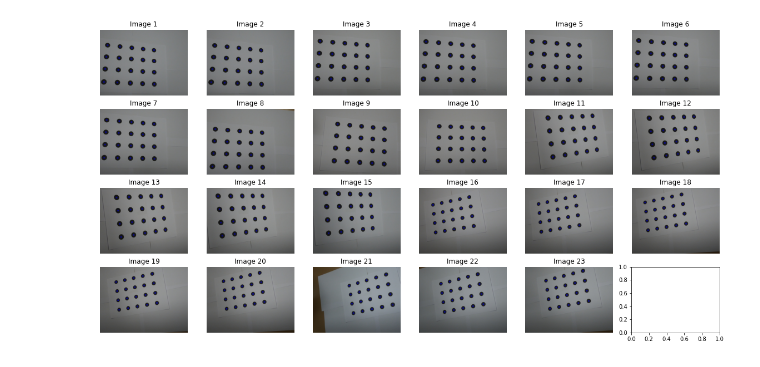
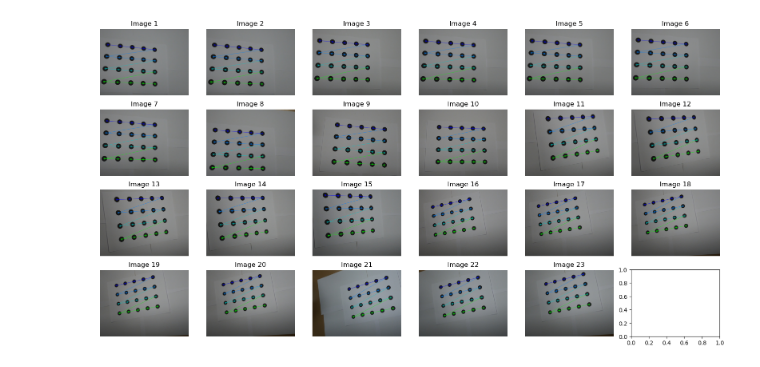
Before and after one commit to lara-ocon/CarreraCanicas, a Jupyter notebook: calibracion.ipynb, the cells around one changed output. Saved outputs shown, nothing was run; the diff lists cells and outputs as text; code cells hidden in the pictures.

```diff
--- a/calibracion.ipynb
+++ b/calibracion.ipynb
@@ -11,23 +11,14 @@ def load_images(filenames):
     return [imageio.imread(filename) for filename in filenames]
 
 def find_centers(images):
-    centers = []
-    rets = []
-    for image in images:
-        # como nuestro patron son circulos 4x6 tenemos que buscar los centros
-        # de los circulos
-        ret, corners = cv2.findCirclesGrid(image, (4, 6), None) # no entiendo porque ret es false, si encuentra los circulos!!!!!!!!
-        centers.append(corners)
-        rets.append(ret)
-    return centers, rets
+    centers = [cv2.findCirclesGrid(image, (5, 4), None) for image in images]
 
-def show_centers(images, centers, rets):
+    return centers
+
+def show_centers(images, centers):
     # mostramos una matriz con las 23 imagenes y los centros encontrados
     images2 = deepcopy(images)
-    for i, image in enumerate(images2):
-        # pintamos en rojo los centros encontrados
-        cv2.drawChessboardCorners(image, (4, 6), centers[i], rets[i])
-
+    tmp = [cv2.drawChessboardCorners(img, (5,4), cor[1], cor[0]) for img, cor in zip(images2, centers) if cor[0]]
     # now we show the images in a matrix, 4x6
     fig, ax = plt.subplots(4, 6, figsize=(20, 10))
     for i, image in enumerate(images2):
@@ -47,6 +38,9 @@ def get_circle_centers(patron_shape, dx, dy):
         for j in range(patron_shape[0]):
             points.append([dx*i, dy*j])
     return np.array(points, dtype=np.float32)
+
+def get_circle_centers2(chessboard_shape, dx, dy):
+    return [[(i%chessboard_shape[0])*dx, (i//chessboard_shape[0])*dy, 0] for i in range(np.prod(chessboard_shape))]
 # %%
 filenames = [f'calibracion/img{i}.jpg' for i in range(1,24)]
 images = load_images(filenames)
@@ -75,5 +47,7 @@ print(centers) # centros encontrados
+# %%
+centers = find_centers(images)
 # %%
-images2 = show_centers(images, centers, rets)
+images2 = show_centers(images, centers)
 # %% [output]
-[figure, old version]
+[figure, new version]
 # %%
```
Also changed, not shown: parts of 3 cells of this notebook, 2 other files.
